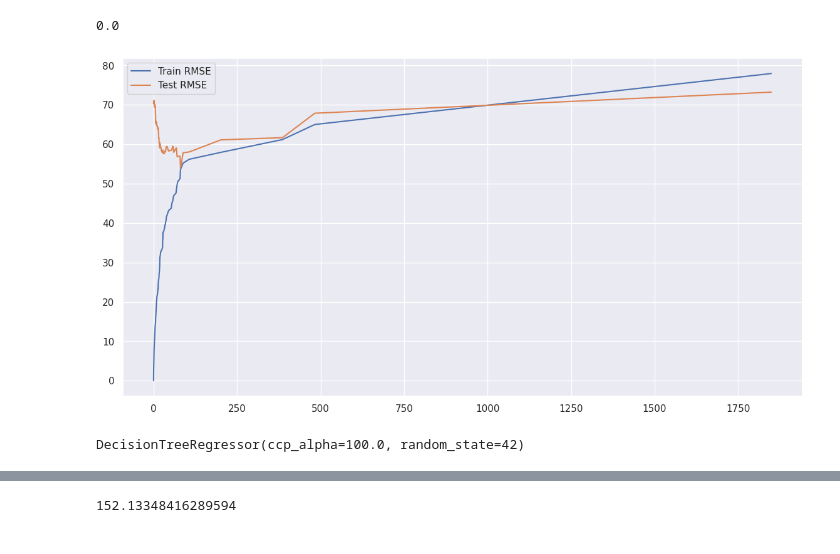
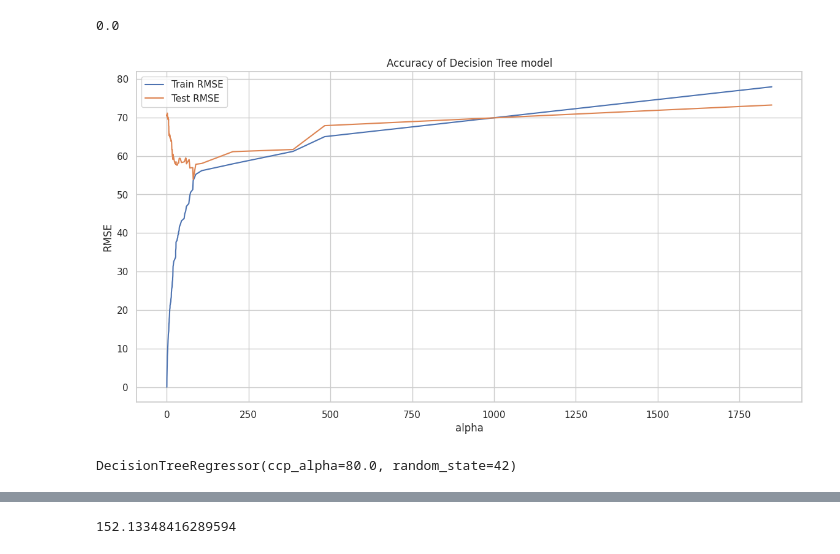
Before and after one commit to clizarraga-UAD7/ML-Notebooks, a Jupyter notebook: DecisionTrees_EnsembleLearning.ipynb, the cells around one changed output, grey strips where cells are left out. Drawn from its saved outputs; the diff is of its cells as text; code cells hidden in the pictures.

```diff
--- a/DecisionTrees_EnsembleLearning.ipynb
+++ b/DecisionTrees_EnsembleLearning.ipynb
@@ -312,9 +298,13 @@ for i in alphas :
 
 
 sns.set()
+sns.set_style("whitegrid")
 plt.figure(figsize=(14,7))
-sns.lineplot(y=accuracy_train,x=alphas, label='Train Accuracy')
-sns.lineplot(y=accuracy_test,x=alphas, label='Test Accuracy')
+sns.lineplot(y=accuracy_train, x=alphas, label='Train Accuracy')
+sns.lineplot(y=accuracy_test, x=alphas, label='Test Accuracy')
+plt.xlabel("alpha")
+plt.ylabel("Accuracy")
+plt.title("Accuracy of Decision Tree model")
 
 plt.show()
 # %% [output]
@@ -439,32 +429,36 @@ alphas = path['ccp_alphas']
 # %%
 # Compute the root mean square error
 rmse_train, rmse_test=[],[]
 
 for i in alphas :
   tree = DecisionTreeRegressor(random_state= 42, ccp_alpha=i)
 
   tree.fit(X_train_diabetes,y_train_diabetes)
   y_train_pred_diabetes = tree.predict(X_train_diabetes)
   y_test_pred_diabetes = tree.predict(X_test_diabetes)
 
-  rmse_train.append(np.sqrt(mean_squared_error(y_train_diabetes,y_train_pred_diabetes)))
-  rmse_test.append(np.sqrt(mean_squared_error(y_test_diabetes,y_test_pred_diabetes)))
+  rmse_train.append(np.sqrt(mean_squared_error(y_train_diabetes, y_train_pred_diabetes)))
+  rmse_test.append(np.sqrt(mean_squared_error(y_test_diabetes, y_test_pred_diabetes)))
 
 
 sns.set()
+sns.set_style("whitegrid")
 plt.figure(figsize=(14,7))
-sns.lineplot(y=rmse_train,x=alphas, label='Train RMSE')
-sns.lineplot(y=rmse_test,x=alphas, label='Test RMSE')
+sns.lineplot(y=rmse_train, x=alphas, label='Train RMSE')
+sns.lineplot(y=rmse_test, x=alphas, label='Test RMSE')
+plt.xlabel("alpha")
+plt.ylabel("RMSE")
+plt.title("Accuracy of Decision Tree model")
 
 plt.show()
 # %% [output]
-[figure, old version]
+[figure, new version]
 # %%
 from sklearn.tree import DecisionTreeRegressor
-dtr = DecisionTreeRegressor(random_state= 42, ccp_alpha=100.0)
+dtr = DecisionTreeRegressor(random_state= 42, ccp_alpha=80.0)
 dtr.fit(X_train_diabetes, y_train_diabetes)
 # %% [output]
-DecisionTreeRegressor(ccp_alpha=100.0, random_state=42)
+DecisionTreeRegressor(ccp_alpha=80.0, random_state=42)
 # %%
 from sklearn.metrics import mean_squared_error
 y_pred_dtr = dtr.predict(X_test_diabetes)
```
Also changed, not shown: parts of 53 cells of this notebook.
